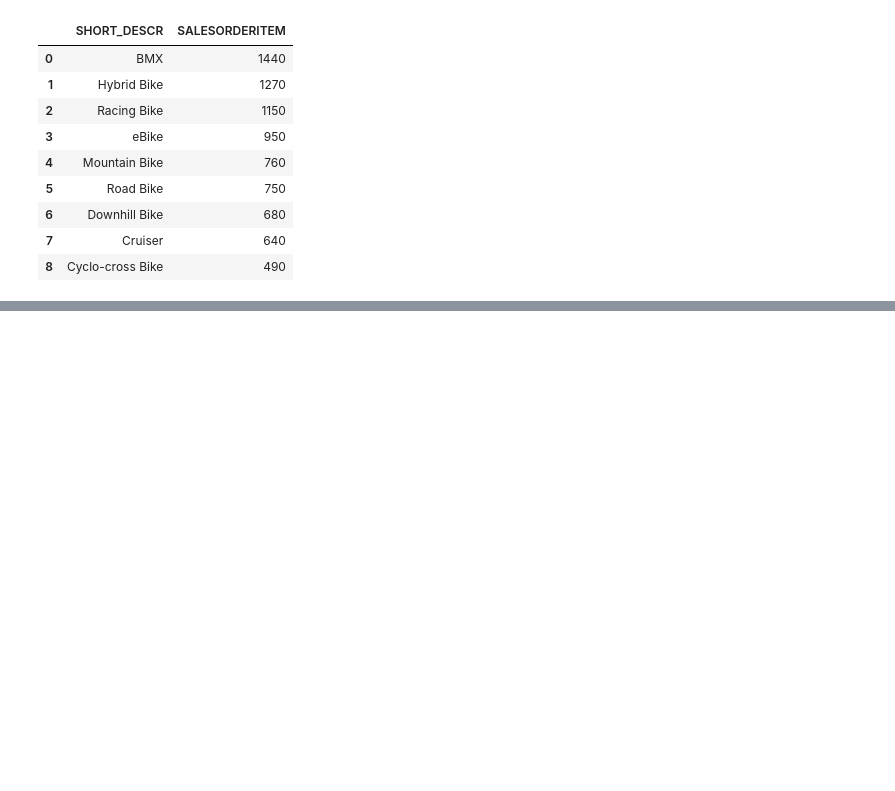
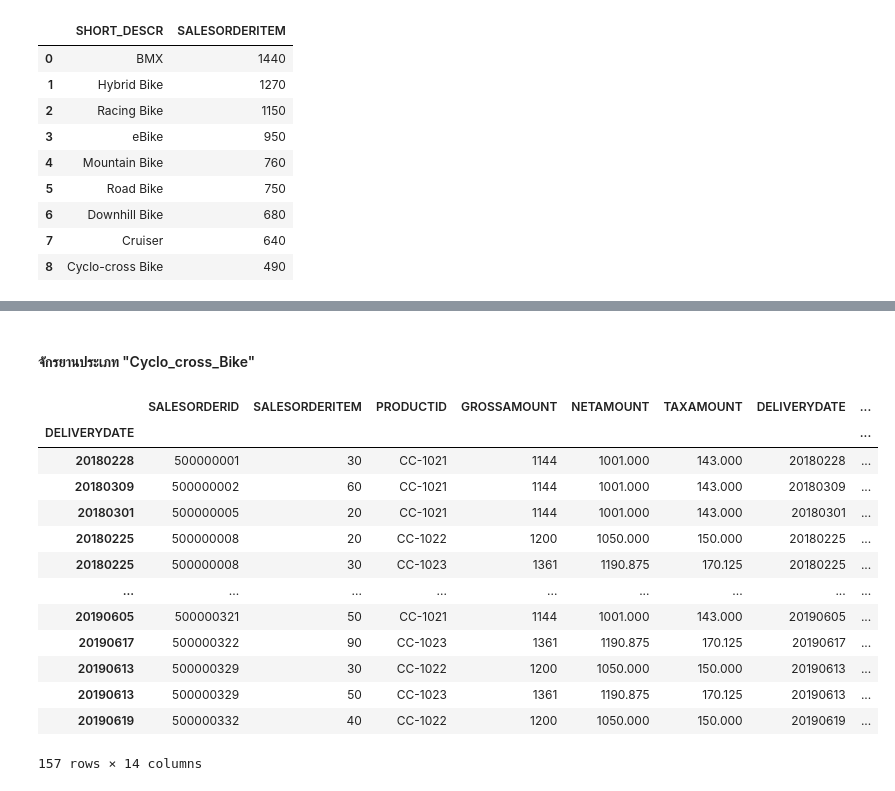
Before and after one commit to nicha0524/DPDM2021, a Jupyter notebook: Untitled6.ipynb, the cells around one changed output, grey strips where cells are left out. Saved outputs shown, nothing was run; the diff lists cells and outputs as text; code cells hidden in the pictures; blank space fills up the shorter version.

```diff
--- a/Untitled6.ipynb
+++ b/Untitled6.ipynb
@@ -512,0 +585,20 @@ bicycle.iloc[:,[0,2]]
+# %% [markdown]
+#### จักรยานประเภท "Cyclo_cross_Bike"
+# %%
+Cyclo_cross_Bike=Sales_Order_Items[Sales_Order_Items['SHORT_DESCR']=='Cyclo-cross Bike']
+Cyclo_cross_Bike
+# %% [output]
+|  | SALESORDERID | SALESORDERITEM | PRODUCTID | GROSSAMOUNT | NETAMOUNT | TAXAMOUNT | DELIVERYDATE | ... |
+| DELIVERYDATE |  |  |  |  |  |  |  | ... |
+| 20180228 | 500000001 | 30 | CC-1021 | 1144 | 1001.000 | 143.000 | 20180228 | ... |
+| 20180309 | 500000002 | 60 | CC-1021 | 1144 | 1001.000 | 143.000 | 20180309 | ... |
+| 20180301 | 500000005 | 20 | CC-1021 | 1144 | 1001.000 | 143.000 | 20180301 | ... |
+| 20180225 | 500000008 | 20 | CC-1022 | 1200 | 1050.000 | 150.000 | 20180225 | ... |
+| 20180225 | 500000008 | 30 | CC-1023 | 1361 | 1190.875 | 170.125 | 20180225 | ... |
+| ... | ... | ... | ... | ... | ... | ... | ... | ... |
+| 20190605 | 500000321 | 50 | CC-1021 | 1144 | 1001.000 | 143.000 | 20190605 | ... |
+| 20190617 | 500000322 | 90 | CC-1023 | 1361 | 1190.875 | 170.125 | 20190617 | ... |
+| 20190613 | 500000329 | 30 | CC-1022 | 1200 | 1050.000 | 150.000 | 20190613 | ... |
+| 20190613 | 500000329 | 50 | CC-1023 | 1361 | 1190.875 | 170.125 | 20190613 | ... |
+| 20190619 | 500000332 | 40 | CC-1022 | 1200 | 1050.000 | 150.000 | 20190619 | ... |
+157 rows × 14 columns
```
Also changed, not shown: parts of 31 cells of this notebook.
